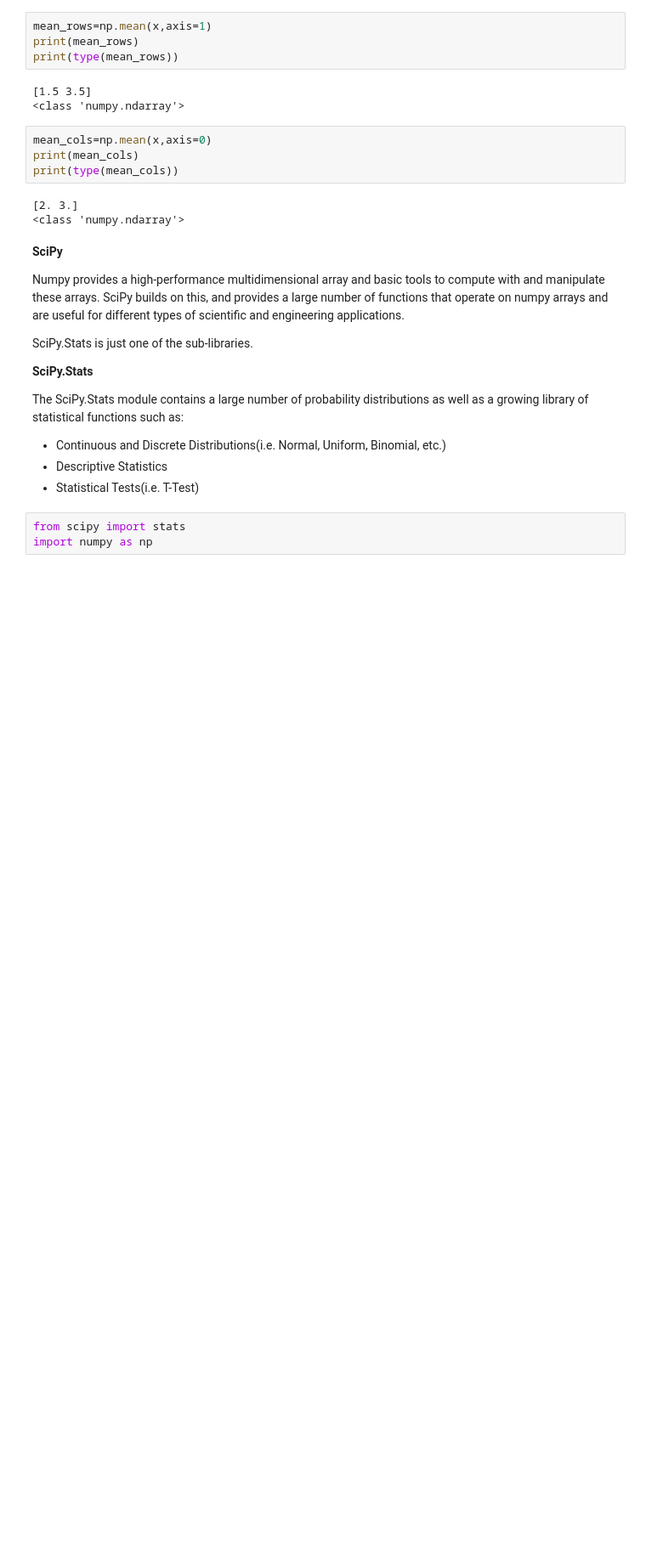
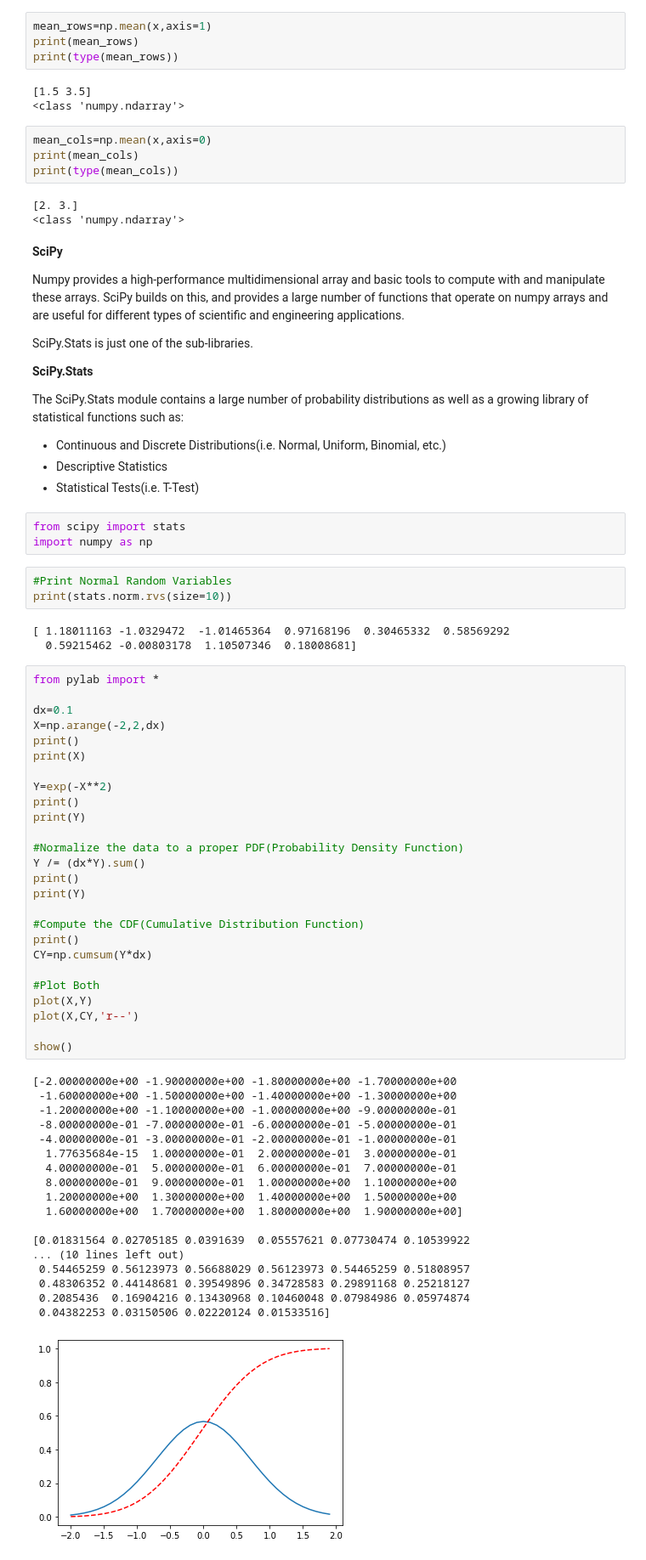
Before and after one commit to arpitsharma27/PythonPractice, a Jupyter notebook: UniversityOf_Michigan_Week2.ipynb, the cells around one changed output. Shown at 85% size. Cells and saved outputs as stored; diff of their text form; blank space fills up the shorter version.

```diff
--- a/UniversityOf_Michigan_Week2.ipynb
+++ b/UniversityOf_Michigan_Week2.ipynb
@@ -321,3 +321,54 @@ The SciPy.Stats module contains a large number of probability distributions as w
 # %%
 from scipy import stats
 import numpy as np
+# %%
+#Print Normal Random Variables
+print(stats.norm.rvs(size=10))
+# %% [output]
+[ 1.18011163 -1.0329472  -1.01465364  0.97168196  0.30465332  0.58569292
+  0.59215462 -0.00803178  1.10507346  0.18008681]
+# %%
+from pylab import *
+
+dx=0.1
+X=np.arange(-2,2,dx)
+print()
+print(X)
+
+Y=exp(-X**2)
+print()
+print(Y)
+
+#Normalize the data to a proper PDF(Probability Density Function)
+Y /= (dx*Y).sum()
+print()
+print(Y)
+
+#Compute the CDF(Cumulative Distribution Function)
+print()
+CY=np.cumsum(Y*dx)
+
+#Plot Both
+plot(X,Y)
+plot(X,CY,'r--')
+
+show()
+# %% [output]
+[-2.00000000e+00 -1.90000000e+00 -1.80000000e+00 -1.70000000e+00
+ -1.60000000e+00 -1.50000000e+00 -1.40000000e+00 -1.30000000e+00
+ -1.20000000e+00 -1.10000000e+00 -1.00000000e+00 -9.00000000e-01
+ -8.00000000e-01 -7.00000000e-01 -6.00000000e-01 -5.00000000e-01
+ -4.00000000e-01 -3.00000000e-01 -2.00000000e-01 -1.00000000e-01
+  1.77635684e-15  1.00000000e-01  2.00000000e-01  3.00000000e-01
+  4.00000000e-01  5.00000000e-01  6.00000000e-01  7.00000000e-01
+  8.00000000e-01  9.00000000e-01  1.00000000e+00  1.10000000e+00
+  1.20000000e+00  1.30000000e+00  1.40000000e+00  1.50000000e+00
+  1.60000000e+00  1.70000000e+00  1.80000000e+00  1.90000000e+00]
+
+[0.01831564 0.02705185 0.0391639  0.05557621 0.07730474 0.10539922
+... (10 lines left out)
+ 0.54465259 0.56123973 0.56688029 0.56123973 0.54465259 0.51808957
+ 0.48306352 0.44148681 0.39549896 0.34728583 0.29891168 0.25218127
+ 0.2085436  0.16904216 0.13430968 0.10460048 0.07984986 0.05974874
+ 0.04382253 0.03150506 0.02220124 0.01533516]
+[figure, added]
```
Also changed, not shown: parts of 30 cells of this notebook.
